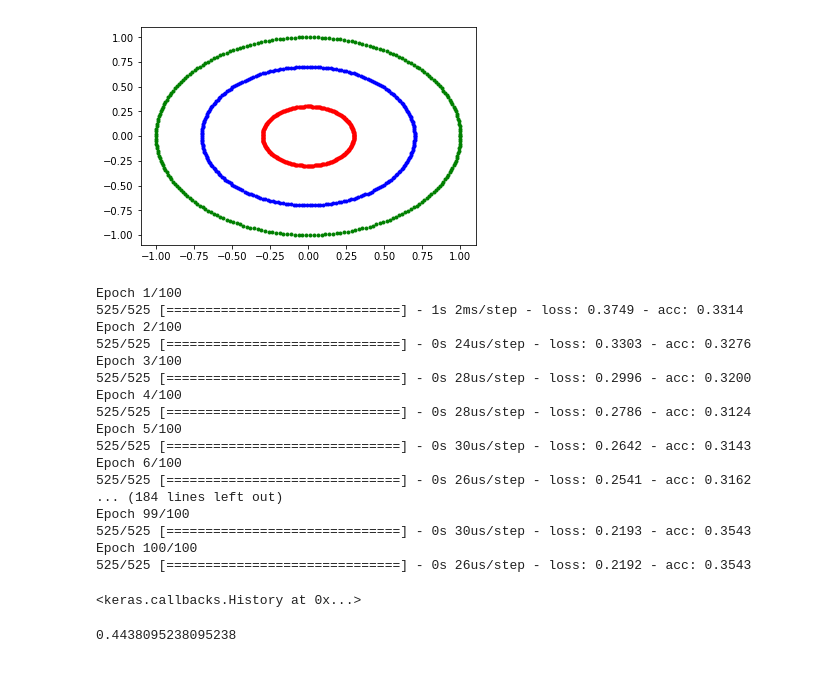
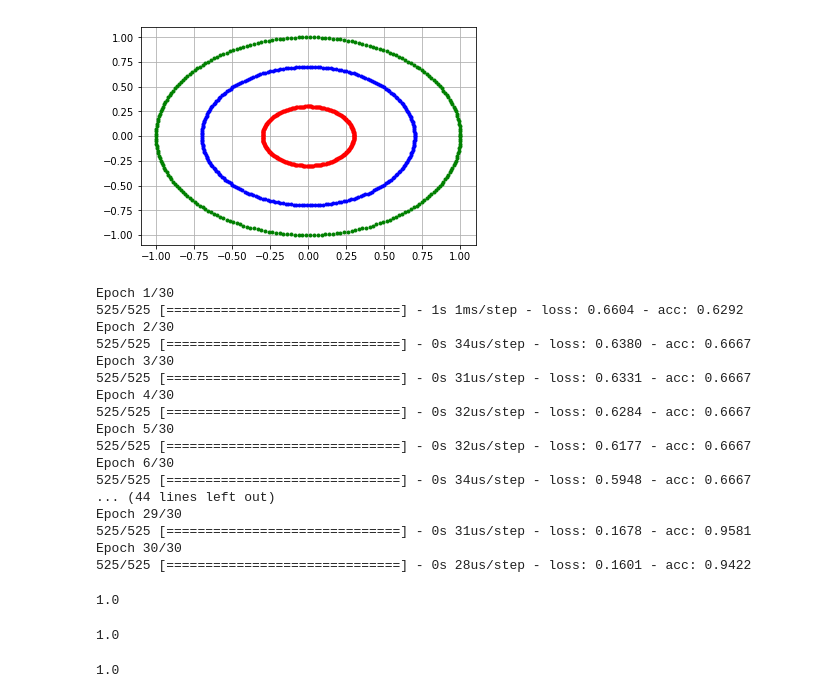
Before and after one commit to UncleDijkstra/mai, a Jupyter notebook: neural/Lw3/Lw3.ipynb, the cells around one changed output. Cells and saved outputs as stored; diff of their text form; code cells hidden in the pictures.

```diff
--- a/neural/Lw3/Lw3.ipynb
+++ b/neural/Lw3/Lw3.ipynb
@@ -32,10 +40,11 @@ y3= g(b3, t)
 # %%
 plt.plot(x1, y1, '.r')
 plt.plot(x2, y2, '.b')
 plt.plot(x3, y3, '.g')
+plt.grid(True)
 plt.show()
 # %% [output]
-[figure, old version]
+[figure, new version]
 # %%
 df1 = pd.DataFrame({'x' : x1, 'y' : y1, 'target' : 0})
 df2 = pd.DataFrame({'x' : x2, 'y' : y2, 'target' : 1})
@@ -68,23 +76,22 @@ valid = pd.concat(valid)
 test = pd.concat(test)
 # %%
 y = pd.get_dummies(train['target'])
-model.fit(train.iloc[:, :-1], y, epochs=100, shuffle=True)
+history = model.fit(train.iloc[:, :-1], y, epochs=30, shuffle=True)
 # %% [output]
-Epoch 1/100
-525/525 [==============================] - 1s 2ms/step - loss: 0.3749 - acc: 0.3314
-Epoch 2/100
-525/525 [==============================] - 0s 24us/step - loss: 0.3303 - acc: 0.3276
-Epoch 3/100
-525/525 [==============================] - 0s 28us/step - loss: 0.2996 - acc: 0.3200
-Epoch 4/100
-525/525 [==============================] - 0s 28us/step - loss: 0.2786 - acc: 0.3124
-Epoch 5/100
-525/525 [==============================] - 0s 30us/step - loss: 0.2642 - acc: 0.3143
-Epoch 6/100
-525/525 [==============================] - 0s 26us/step - loss: 0.2541 - acc: 0.3162
-... (184 lines left out)
-Epoch 99/100
-525/525 [==============================] - 0s 30us/step - loss: 0.2193 - acc: 0.3543
-Epoch 100/100
-525/525 [==============================] - 0s 26us/step - loss: 0.2192 - acc: 0.3543
+Epoch 1/30
+525/525 [==============================] - 1s 1ms/step - loss: 0.6604 - acc: 0.6292
+Epoch 2/30
+525/525 [==============================] - 0s 34us/step - loss: 0.6380 - acc: 0.6667
+Epoch 3/30
+525/525 [==============================] - 0s 31us/step - loss: 0.6331 - acc: 0.6667
+Epoch 4/30
+525/525 [==============================] - 0s 32us/step - loss: 0.6284 - acc: 0.6667
+Epoch 5/30
+525/525 [==============================] - 0s 32us/step - loss: 0.6177 - acc: 0.6667
+Epoch 6/30
+525/525 [==============================] - 0s 34us/step - loss: 0.5948 - acc: 0.6667
+... (44 lines left out)
+Epoch 29/30
+525/525 [==============================] - 0s 31us/step - loss: 0.1678 - acc: 0.9581
+Epoch 30/30
+525/525 [==============================] - 0s 28us/step - loss: 0.1601 - acc: 0.9422
-<keras.callbacks.History at 0x...>
@@ -91,6 +100,5 @@ Epoch 100/100
 # %%
-p = model.predict_classes(train.iloc[:, :-1])
+p.append(model.predict_classes(train.iloc[:, :-1]))
+accuracy_score(train['target'], p[-1])
+# %% [output]
+1.0
-# %%
-accuracy_score(train['target'], p)
-# %% [output]
-0.4438095238095238
@@ -98,0 +105,10 @@ from sklearn.metrics import accuracy_score
+# %%
+p.append(model.predict_classes(test.iloc[:, :-1]))
+accuracy_score(test['target'], p[-1])
+# %% [output]
+1.0
+# %%
+p.append(model.predict_classes(valid.iloc[:, :-1]))
+accuracy_score(valid['target'], p[-1])
+# %% [output]
+1.0
```
Also changed, not shown: parts of 22 cells of this notebook.
